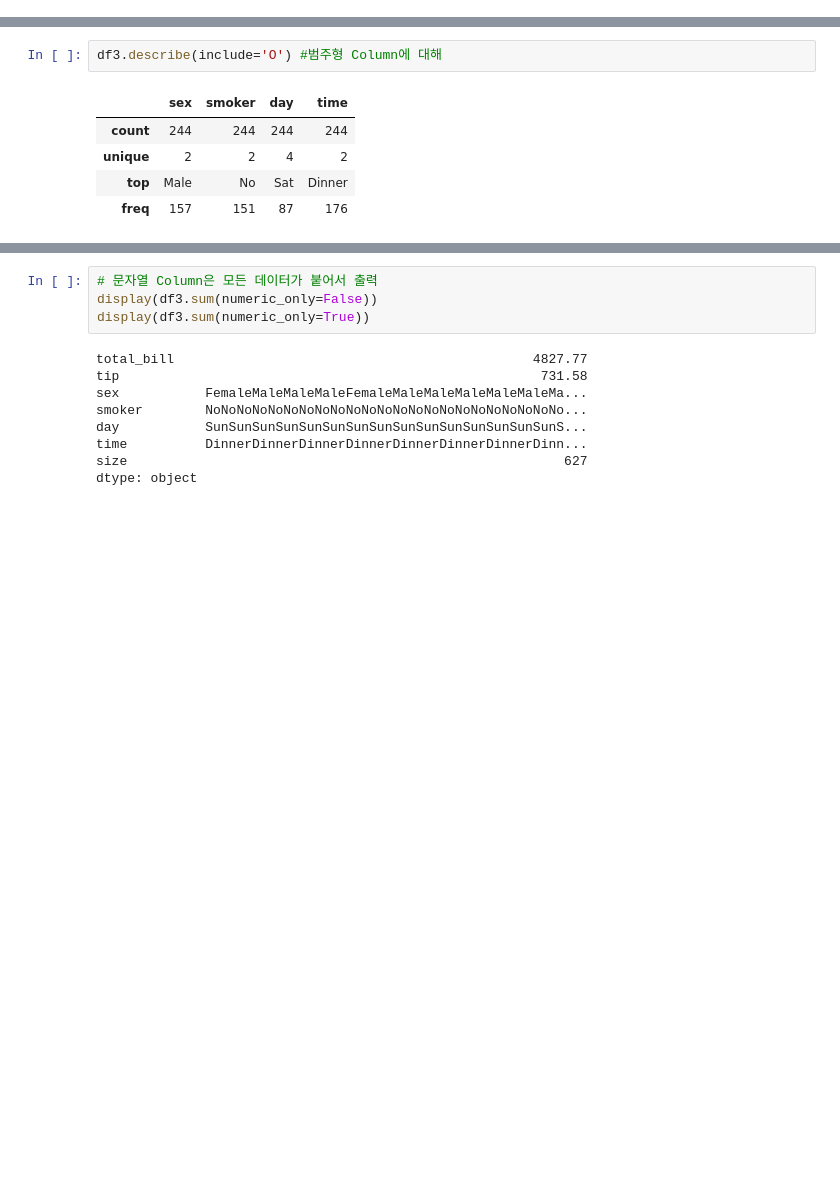
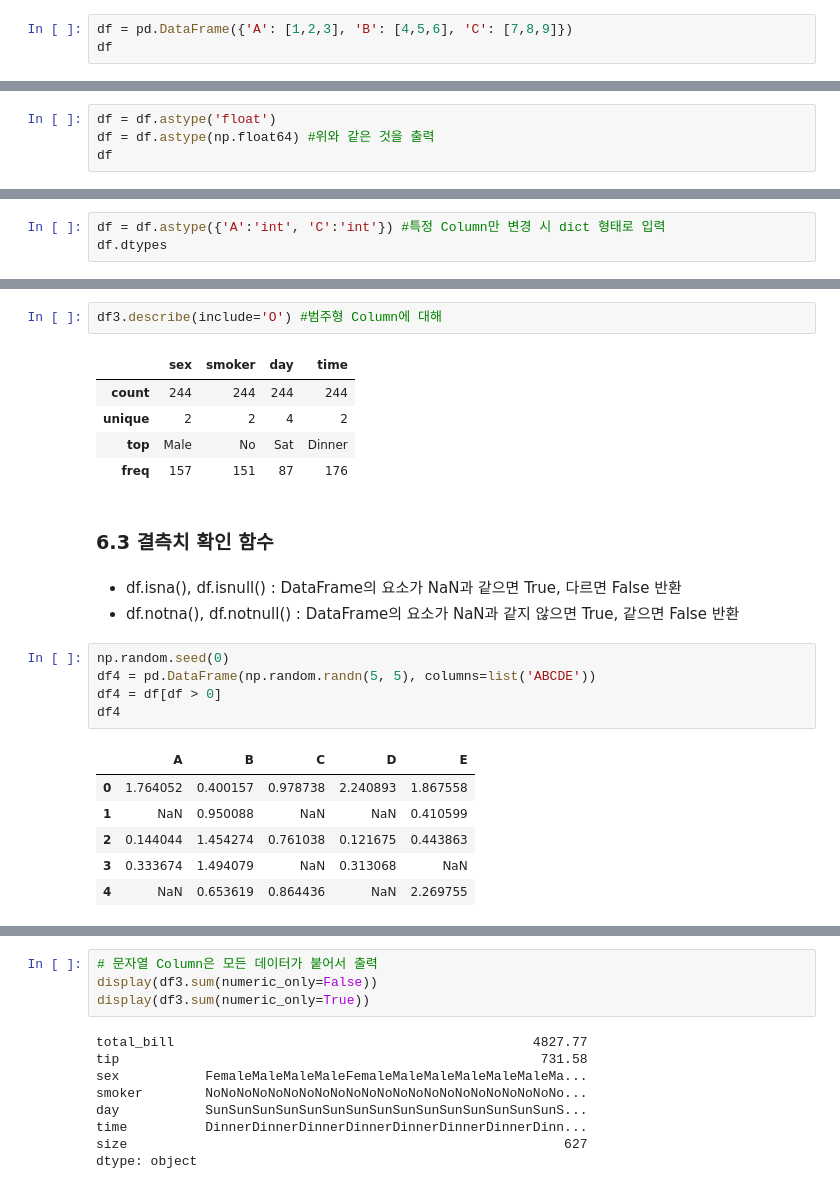
Before and after one commit to blacbakery/py_worksapce, a Jupyter notebook: 정리/Pandas.ipynb, the cells around one changed output, grey strips where cells are left out. Drawn from its saved outputs; the diff is of its cells as text; blank space fills up the shorter version.

```diff
--- a/정리/Pandas.ipynb
+++ b/정리/Pandas.ipynb
@@ -203,0 +219,3 @@ df.astype(np.float64)
+# %%
+df = pd.DataFrame({'A': [1,2,3], 'B': [4,5,6], 'C': [7,8,9]})
+df
@@ -203,0 +227,4 @@ df.astype(np.float64)
+# %%
+df = df.astype('float')
+df = df.astype(np.float64) #위와 같은 것을 출력
+df
@@ -203,0 +236,3 @@ df.astype(np.float64)
+# %%
+df = df.astype({'A':'int', 'C':'int'}) #특정 Column만 변경 시 dict 형태로 입력
+df.dtypes
@@ -362,3 +435,20 @@ df3.describe(include='O') #범주형 Column에 대해
 | unique | 2 | 2 | 4 | 2 |
 | top | Male | No | Sat | Dinner |
 | freq | 157 | 151 | 87 | 176 |
+# %% [markdown]
+### 6.3 결측치 확인 함수
+# %% [markdown]
+- df.isna(), df.isnull() : DataFrame의 요소가 NaN과 같으면 True, 다르면 False 반환
+- df.notna(), df.notnull() : DataFrame의 요소가 NaN과 같지 않으면 True, 같으면 False 반환
+# %%
+np.random.seed(0)
+df4 = pd.DataFrame(np.random.randn(5, 5), columns=list('ABCDE'))
+df4 = df[df > 0]
+df4
+# %% [output]
+|  | A | B | C | D | E |
+| 0 | 1.764052 | 0.400157 | 0.978738 | 2.240893 | 1.867558 |
+| 1 | NaN | 0.950088 | NaN | NaN | 0.410599 |
+| 2 | 0.144044 | 1.454274 | 0.761038 | 0.121675 | 0.443863 |
+| 3 | 0.333674 | 1.494079 | NaN | 0.313068 | NaN |
+| 4 | NaN | 0.653619 | 0.864436 | NaN | 2.269755 |
```
Also changed, not shown: parts of 46 cells of this notebook, 3 other files.
